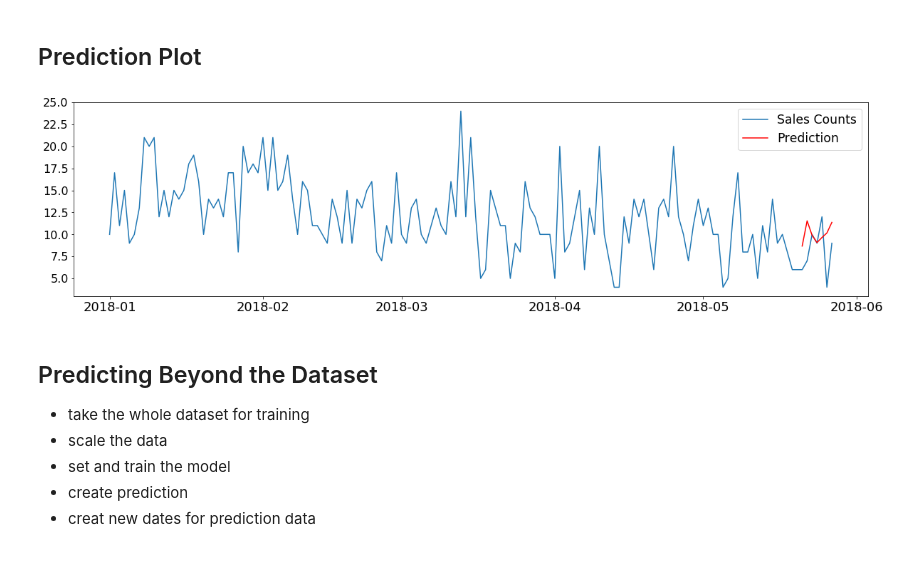
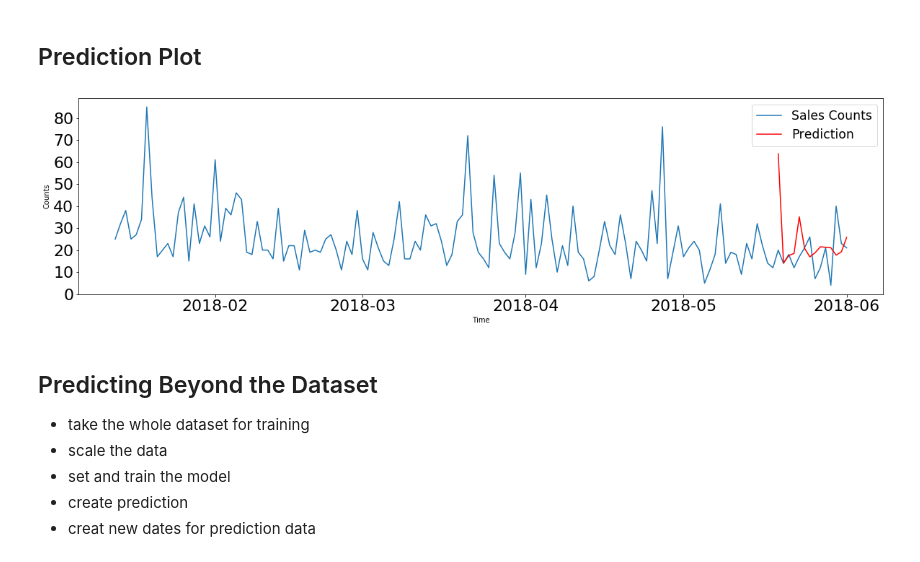
Before and after one commit to janapfeffer/DMC20_abraca-data, a Jupyter notebook: Predictive Model LSTM.ipynb, the cells around one changed output. Cells and saved outputs as stored; diff of their text form; code cells hidden in the pictures.

Commit message:
future 14 days prediction

```diff
--- a/Predictive Model LSTM.ipynb
+++ b/Predictive Model LSTM.ipynb
@@ -31,8 +31,7 @@ display(df_train_small.head(3))
 # %%
 # aggregate sales per day
 df_train_small['date'] = [d.date() for d in df_train_small['time']]
-df_aggregated = df_train_small.groupby(['itemID','date']).size().to_frame().reset_index()
-df_aggregated = df_aggregated.rename(columns={0: "count"})
+df_aggregated = df_train_small.groupby(['itemID','date']).sum()["order"].to_frame().reset_index().rename(columns={'order':'count'})
 df_aggregated.head()
 # %% [output]
 |  | itemID | date | count |
@@ -73,8 +72,8 @@ import copy
 # drop itemID as we don't need it for training
 # 1 week period of testing
 df_timeseries.drop(columns=['itemID'], inplace=True)
-df = copy.deepcopy(df_timeseries[:-5]) #
-train, test = df[:-7], df[-7:]
+df = copy.deepcopy(df_timeseries[12:])
+train, test = df[:-14], df[-14:]
 # %% [markdown]
 ## Feed Into LSTM
 
@@ -89,7 +88,7 @@ scaler.fit(train)
 train = scaler.transform(train)
 test = scaler.transform(test)
 # %%
-n_input = 7
+n_input = 14
 n_features = 1
 generator = TimeseriesGenerator(train, train, length=n_input, batch_size=7)
 model = Sequential()
@@ -97,5 +96,5 @@ model.add(LSTM(200, activation='relu', input_shape=(n_input, n_features)))
 model.add(Dropout(0.15))
 model.add(Dense(1))
 model.compile(optimizer='adam', loss='mse')
-model.fit_generator(generator, epochs=720, shuffle = False, verbose = 1)
+model.fit_generator(generator, epochs=500, shuffle = False, verbose = 1)
 # %% [output]
@@ -141,13 +140,16 @@ df_test = pd.concat([df,df_predict], axis=1)
 # %%
 plt.figure(figsize=(20, 5))
 plt.plot(df_test.index, df_test['count'], label="Sales Counts")
 plt.plot(df_test.index, df_test['Prediction'], color='r', label="Prediction")
 plt.legend(loc='best', fontsize='xx-large')
-plt.xticks(fontsize=18)
-plt.yticks(fontsize=16)
+plt.xticks(fontsize=22)
+plt.yticks(fontsize=22)
+plt.xlabel("Time")
+plt.ylabel("Counts")
+plt.savefig('sales_prediction.png')
 plt.show()
 # %% [output]
-[figure, old version]
+[figure, new version]
 # %% [markdown]
 ## Predicting Beyond the Dataset
 
```
Also changed, not shown: parts of 6 cells of this notebook.
